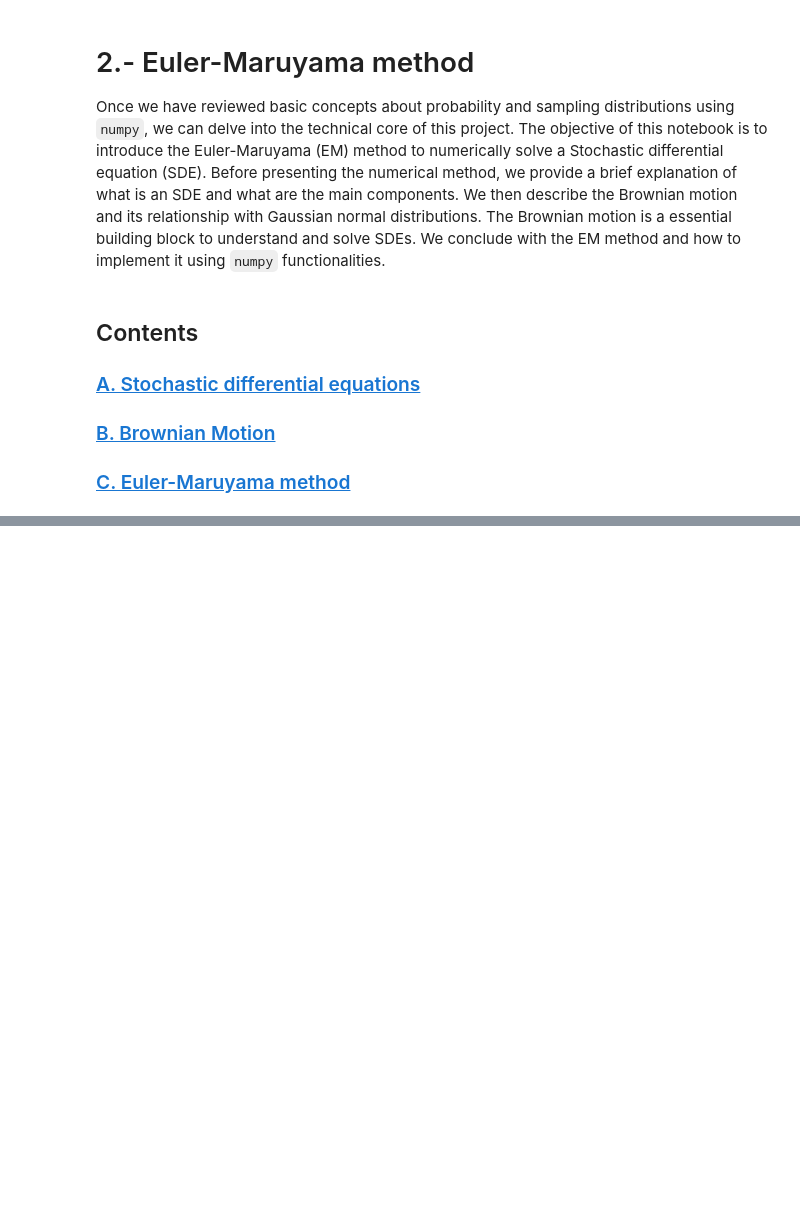
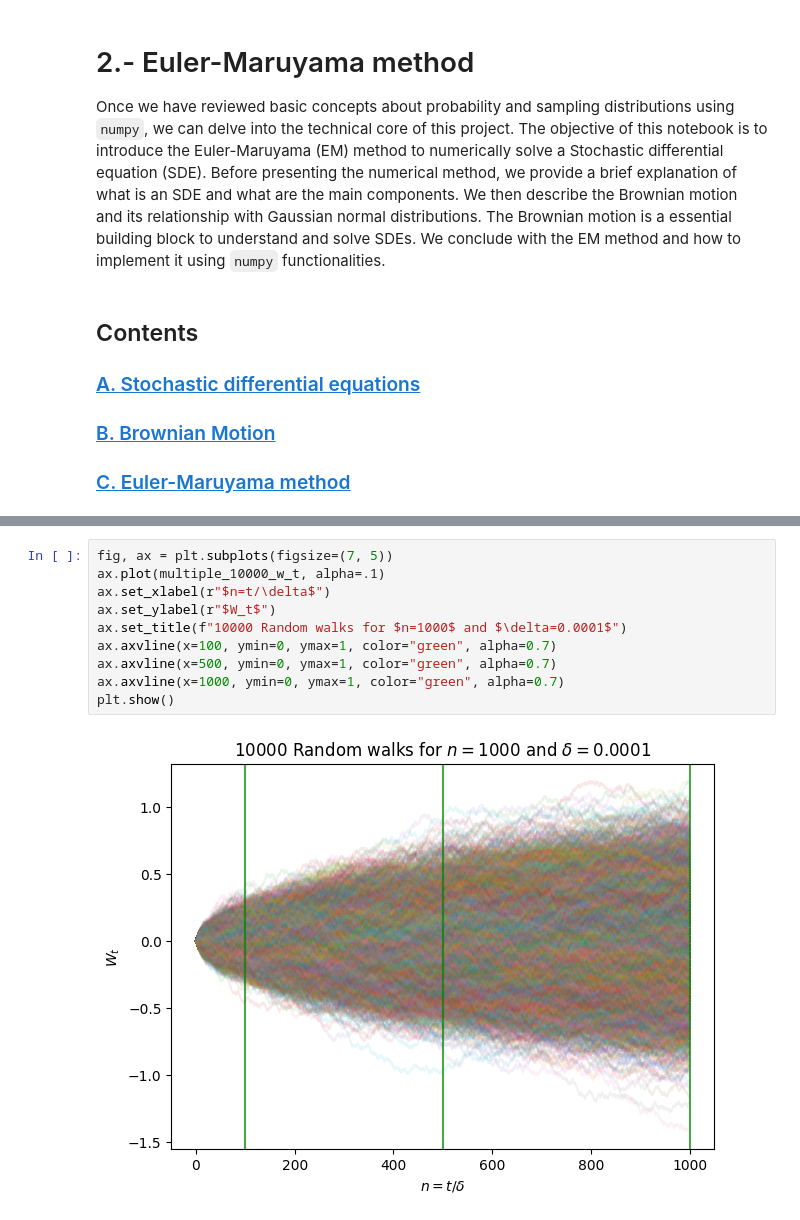
Before and after one commit to ImperialCollegeLondon/ReCoDe-Euler-Maruyama, a Jupyter notebook: notebooks/2.- Euler-Maruyama method.ipynb, the cells around one changed output, grey strips where cells are left out. Saved outputs shown, nothing was run; the diff lists cells and outputs as text; blank space fills up the shorter version.

```diff
--- a/notebooks/2.- Euler-Maruyama method.ipynb
+++ b/notebooks/2.- Euler-Maruyama method.ipynb
@@ -27,0 +167,12 @@ Now, we explain each component of the equation above.
+# %%
+fig, ax = plt.subplots(figsize=(7, 5))
+ax.plot(multiple_10000_w_t, alpha=.1)
+ax.set_xlabel(r"$n=t/\delta$")
+ax.set_ylabel(r"$W_t$")
+ax.set_title(f"10000 Random walks for $n=1000$ and $\delta=0.0001$")
+ax.axvline(x=100, ymin=0, ymax=1, color="green", alpha=0.7)
+ax.axvline(x=500, ymin=0, ymax=1, color="green", alpha=0.7)
+ax.axvline(x=1000, ymin=0, ymax=1, color="green", alpha=0.7)
+plt.show()
+# %% [output]
+[figure, added]
```
Also changed, not shown: parts of 13 cells of this notebook.
